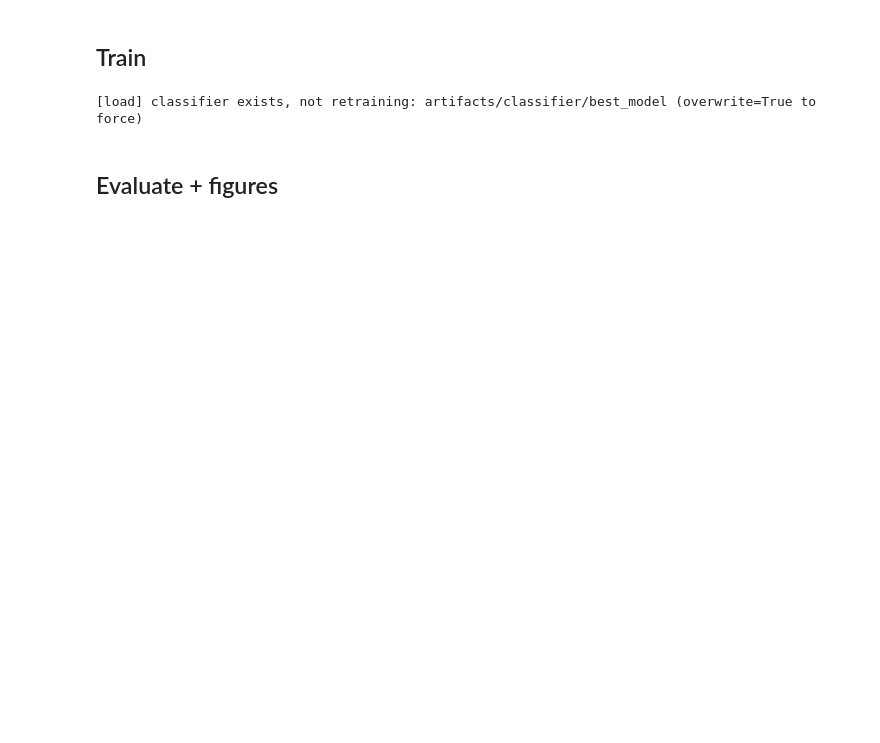
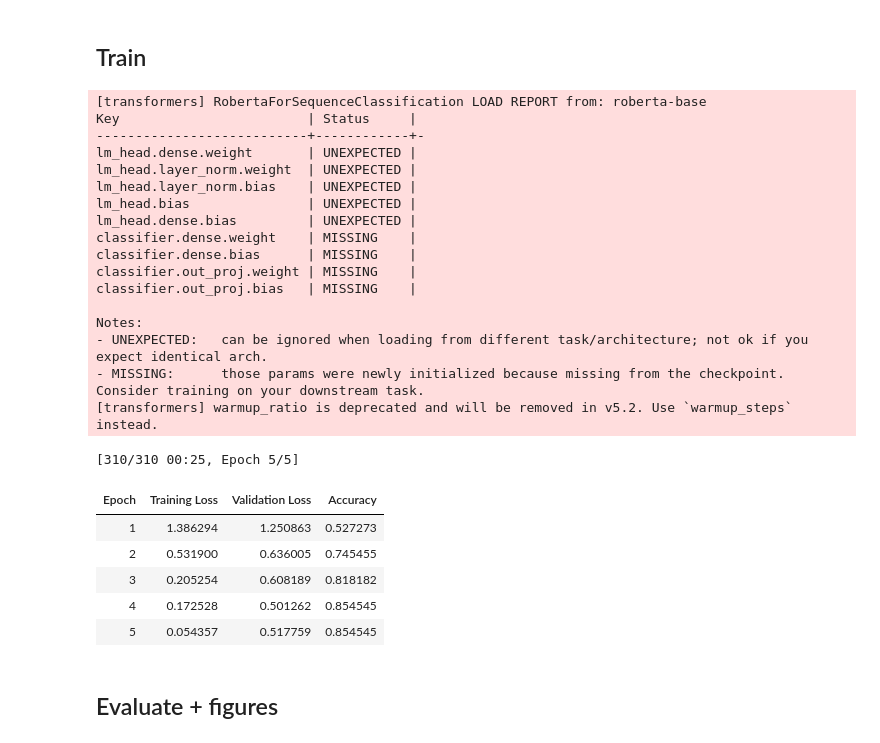
Before and after one commit to raccoon-42/lora-lyrics, a Jupyter notebook: src/03_classifier.ipynb, the cells around one changed output. Cells and saved outputs as stored; diff of their text form; code cells hidden in the pictures; blank space fills up the shorter version.

```diff
--- a/src/03_classifier.ipynb
+++ b/src/03_classifier.ipynb
@@ -91,10 +91,33 @@ Songs > 512 tokens: 17 / 510
 # %%
 trainer = train_classifier(
     train_dataset, eval_dataset, label2id, id2label,
-    model_name=model_name, cache_dir=cache_dir, seed=SEED,
+    model_name=model_name, cache_dir=cache_dir, seed=SEED, overwrite=True
 )
 # %% [output]
-[load] classifier exists, not retraining: artifacts/classifier/best_model (overwrite=True to force)
+[transformers] RobertaForSequenceClassification LOAD REPORT from: roberta-base
+Key                        | Status     |
+---------------------------+------------+-
+lm_head.dense.weight       | UNEXPECTED |
+lm_head.layer_norm.weight  | UNEXPECTED |
+lm_head.layer_norm.bias    | UNEXPECTED |
+lm_head.bias               | UNEXPECTED |
+lm_head.dense.bias         | UNEXPECTED |
+classifier.dense.weight    | MISSING    |
+classifier.dense.bias      | MISSING    |
+classifier.out_proj.weight | MISSING    |
+classifier.out_proj.bias   | MISSING    |
+
+Notes:
+- UNEXPECTED:   can be ignored when loading from different task/architecture; not ok if you expect identical arch.
+- MISSING:      those params were newly initialized because missing from the checkpoint. Consider training on your downstream task.
+[transformers] warmup_ratio is deprecated and will be removed in v5.2. Use `warmup_steps` instead.
+[310/310 00:25, Epoch 5/5]
+| Epoch | Training Loss | Validation Loss | Accuracy |
+| 1 | 1.386294 | 1.250863 | 0.527273 |
+| 2 | 0.531900 | 0.636005 | 0.745455 |
+| 3 | 0.205254 | 0.608189 | 0.818182 |
+| 4 | 0.172528 | 0.501262 | 0.854545 |
+| 5 | 0.054357 | 0.517759 | 0.854545 |
 # %% [markdown]
 ## Evaluate + figures
 # %%
```
Also changed, not shown: parts of 5 cells of this notebook, 8 other files.
